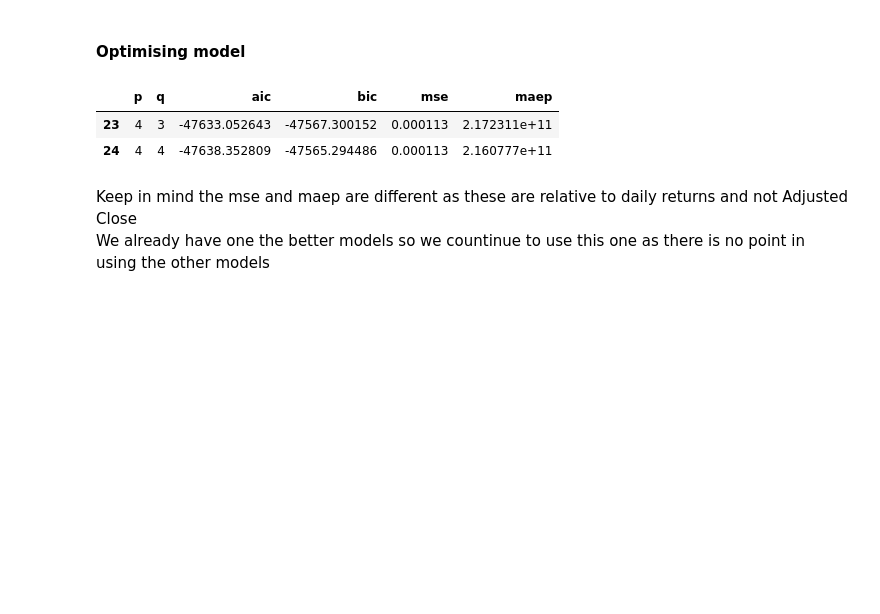
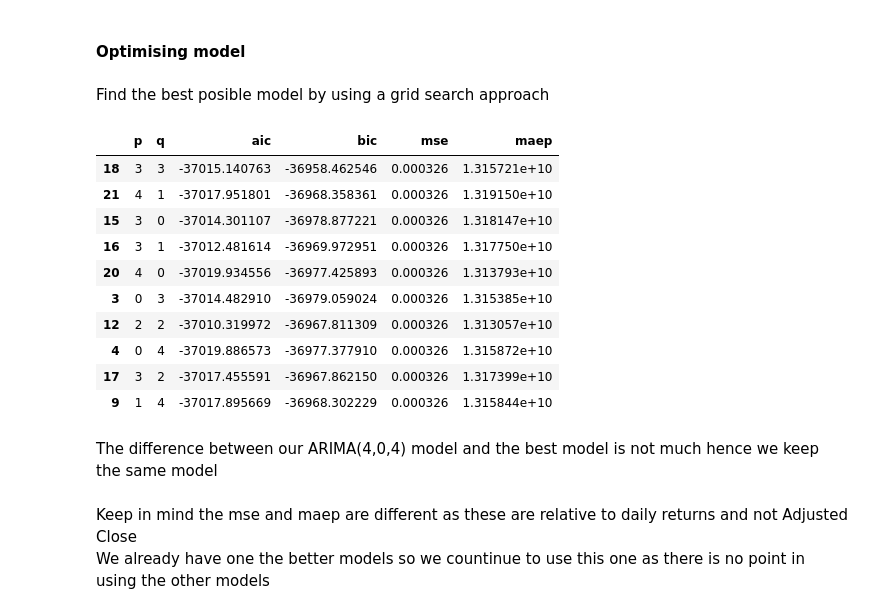
Before and after one commit to Lyndon-Fernandes/CS3AM_new, a Jupyter notebook: notebooks/01_arima_modelling.ipynb, the cells around one changed output. Drawn from its saved outputs; the diff is of its cells as text; code cells hidden in the pictures; blank space fills up the shorter version.

```diff
--- a/notebooks/01_arima_edit.ipynb
+++ b/notebooks/01_arima_modelling.ipynb
@@ -668,3 +748,5 @@ The AIC: -47638.35, The BIC: -47565.29
 # %% [markdown]
 #### Optimising model
+# %% [markdown]
+Find the best posible model by using a grid search approach
 # %%
@@ -695,10 +777,20 @@ The AIC: -47638.35, The BIC: -47565.29
 # %%
 best_model = pd.read_csv('../data/02_processed/arima_order_aic_bic.csv')
-best_model.sort_values(by=['mse', 'aic'], ascending=[True, False])[8:10]
+best_model.sort_values(by=['mse', 'aic'], ascending=[True, False]).head(10)
 # %% [output]
 |  | p | q | aic | bic | mse | maep |
-| 23 | 4 | 3 | -47633.052643 | -47567.300152 | 0.000113 | 2.172311e+11 |
-| 24 | 4 | 4 | -47638.352809 | -47565.294486 | 0.000113 | 2.160777e+11 |
+| 18 | 3 | 3 | -37015.140763 | -36958.462546 | 0.000326 | 1.315721e+10 |
+| 21 | 4 | 1 | -37017.951801 | -36968.358361 | 0.000326 | 1.319150e+10 |
+| 15 | 3 | 0 | -37014.301107 | -36978.877221 | 0.000326 | 1.318147e+10 |
+| 16 | 3 | 1 | -37012.481614 | -36969.972951 | 0.000326 | 1.317750e+10 |
+| 20 | 4 | 0 | -37019.934556 | -36977.425893 | 0.000326 | 1.313793e+10 |
+| 3 | 0 | 3 | -37014.482910 | -36979.059024 | 0.000326 | 1.315385e+10 |
+| 12 | 2 | 2 | -37010.319972 | -36967.811309 | 0.000326 | 1.313057e+10 |
+| 4 | 0 | 4 | -37019.886573 | -36977.377910 | 0.000326 | 1.315872e+10 |
+| 17 | 3 | 2 | -37017.455591 | -36967.862150 | 0.000326 | 1.317399e+10 |
+| 9 | 1 | 4 | -37017.895669 | -36968.302229 | 0.000326 | 1.315844e+10 |
+# %% [markdown]
+The difference between our ARIMA(4,0,4) model and the best model is not much hence we keep the same model
 # %% [markdown]
 Keep in mind the mse and maep are different as these are relative to daily returns and not Adjusted Close <br>
 We already have one the better models so we countinue to use this one as there is no point in using the other models
```
Also changed, not shown: parts of 25 cells of this notebook, 26 other files.
